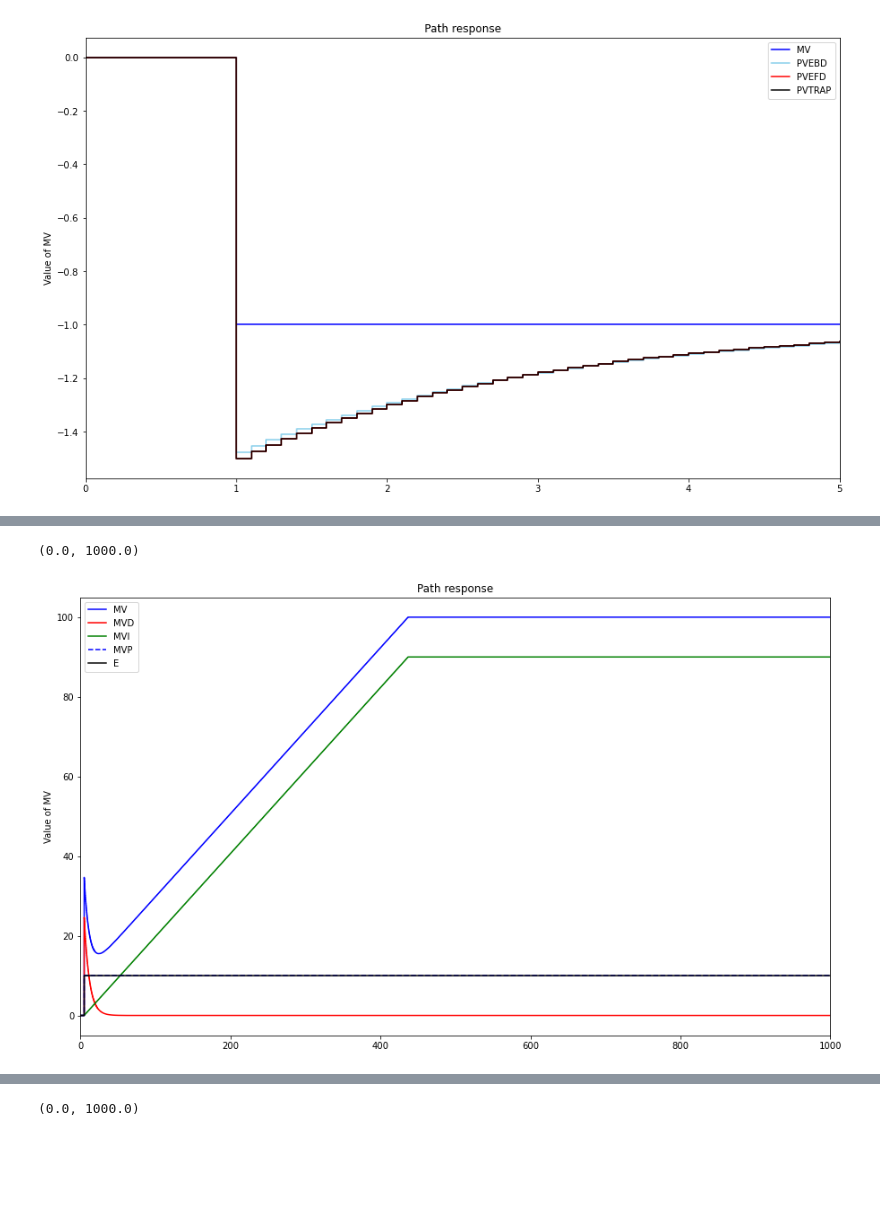
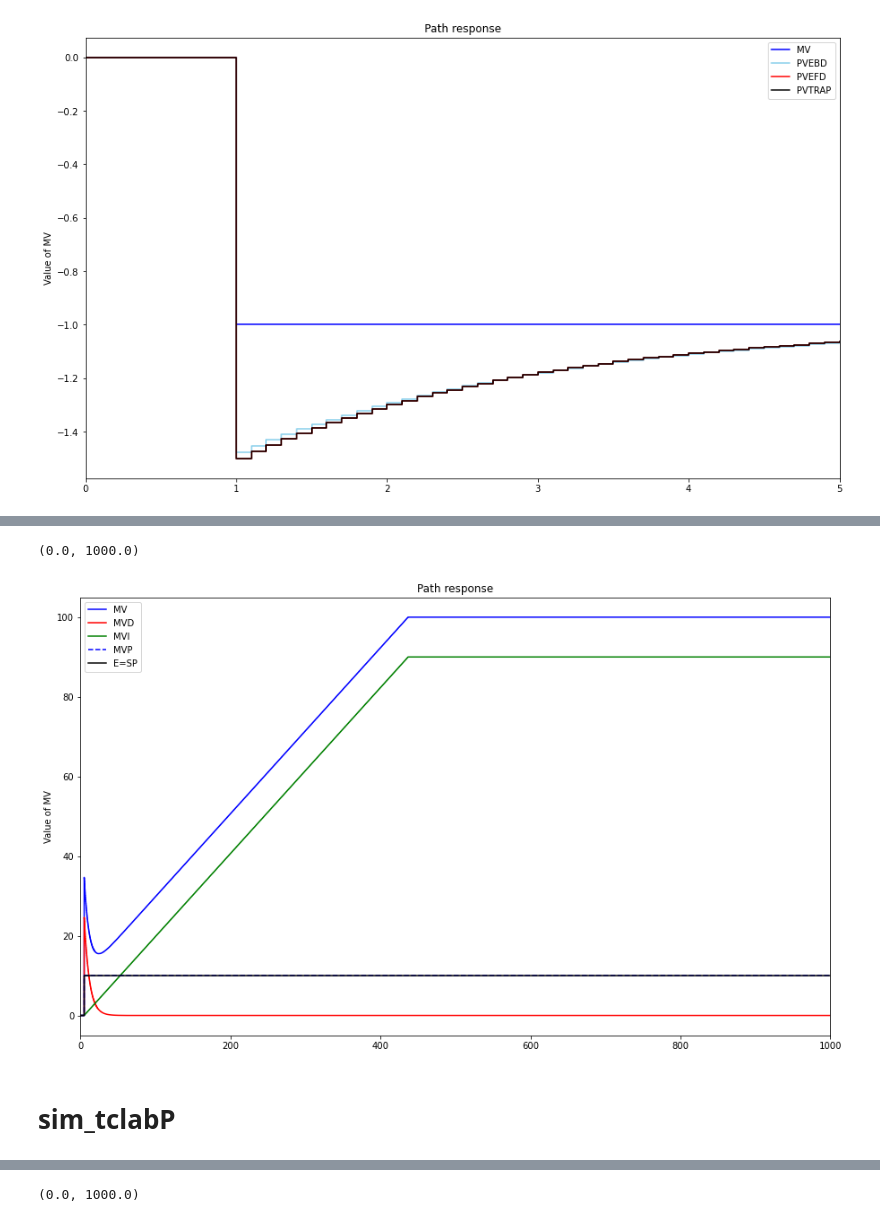
Before and after one commit to olingo99/Control_Theory_Application, a Jupyter notebook: package_Engels_Theo_Losseau_Baudouin.ipynb, the cells around one changed output, grey strips where cells are left out. Saved outputs shown, nothing was run; the diff lists cells and outputs as text; code cells hidden in the pictures; blank space fills up the shorter version.

```diff
--- a/package_Engels_Theo_Losseau_Baudouin.ipynb
+++ b/package_Engels_Theo_Losseau_Baudouin.ipynb
@@ -151,17 +173,6 @@ N = int(TSim/Ts) + 1
 # Path for MV and MVMan
 SPPath = {0: 0,5:10}
 PVPath = {0:0}
-
-
-# t = []
-# MV = [0]
-# PV = []
-# SP = [0]
-# MVP = []
-# MVI = []
-# MVD = []
-# E = [0]
-# Et = []
 
 
 Kc = 1
@@ -171,37 +182,34 @@ satMin = 0
 satMax = 100
 
 t = []
 MV = []
 PV = []
 SP = []
 MVP = []
 MVI = []
 MVD = []
 E = []
-Et = []
 
 
 for i in range(0,N):
     t.append(i*Ts)
     SelectPath_RT(SPPath,t,SP)
-    #SelectPath_RT(PVPath,t,PV)
-    #FO_RT(MV,1,10,Ts,PV)
     PID_RT(SP,PV,[0],[0],[0],Kc,Ti,Td,Ts,satMin,satMax,MV,MVP,MVI,MVD,E)
 
 
 plt.figure(figsize = (15,9))
 
 plt.step(t,MV,'b',label='MV',where='post')
-#plt.step(t,PV,'skyblue',label='PV',where='post')
 plt.step(t,MVD,'red',label='MVD',where='post')
 plt.step(t,MVI,'green',label='MVI',where='post')
 plt.step(t,MVP,'b--',label='MVP',where='post')
-plt.step(t,E,'black',label='E',where='post')
-#plt.step(t,PV,'orange',label='PV',where='post')
+plt.step(t,E,'black',label='E=SP',where='post')
 plt.ylabel('Value of MV')
 plt.legend(loc='best')
 plt.title('Path response')
 plt.xlim([0, TSim])
 # %% [output]
 (0.0, 1000.0)
-[figure, old version]
+[figure, new version]
+# %% [markdown]
+# sim_tclabP
```
Also changed, not shown: parts of 27 cells of this notebook, 2 other files.
